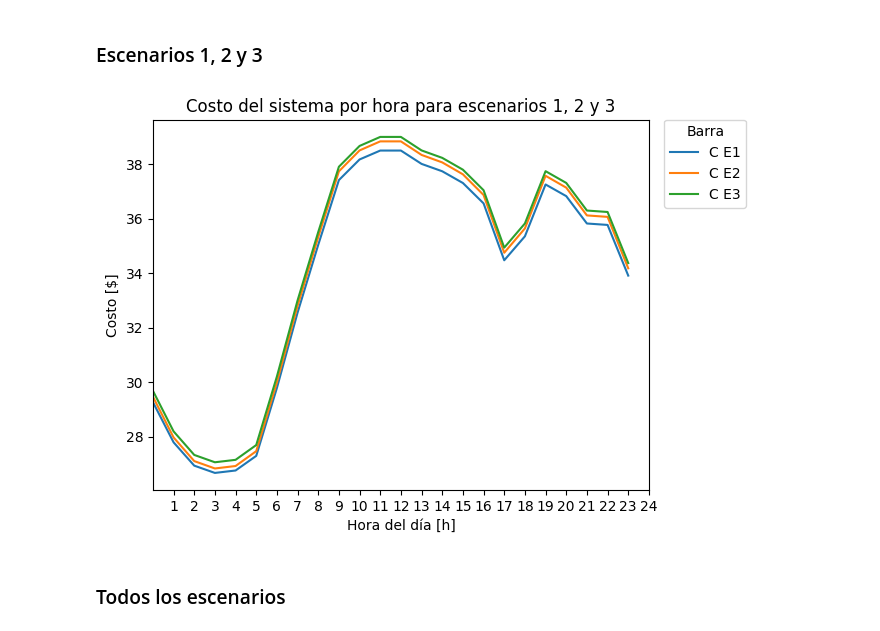
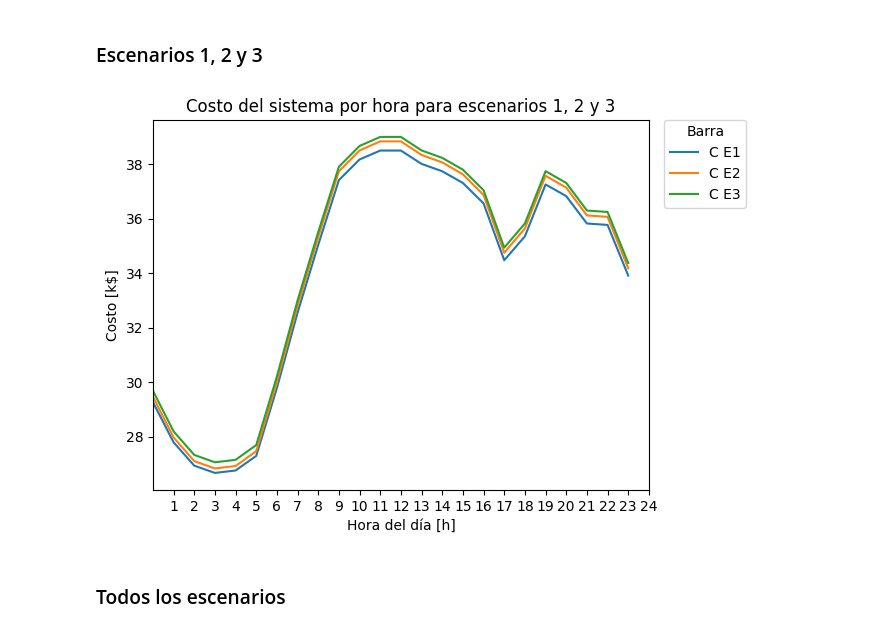
Before and after one commit to pabloajimenezc/Tarea_2_OSEP_2023_1, a Jupyter notebook: T2.ipynb, the cells around one changed output. Drawn from its saved outputs; the diff is of its cells as text; code cells hidden in the pictures.

```diff
--- a/T2.ipynb
+++ b/T2.ipynb
@@ -943,15 +943,15 @@ plt.show()
 # %%
 [plt.plot(C, label="C E{}".format(idx + 1)) for idx, C in enumerate(lista_C[:3])]
 plt.xlabel("Hora del día [h]")
-plt.ylabel("Costo [$]")
+plt.ylabel("Costo [k$]")
 plt.xlim([1, 24])
 plt.xlim([0, None])
 plt.xticks(list(range(1,25)))
 plt.title("Costo del sistema por hora para escenarios 1, 2 y 3")
 plt.legend(bbox_to_anchor=(1.21, 1.02), loc="upper right", title="Barra")
 plt.show()
 # %% [output]
-[figure, old version]
+[figure, new version]
 # %% [markdown]
 ### Todos los escenarios
 # %%
```
Also changed, not shown: parts of 2 cells of this notebook, 1 other file.
